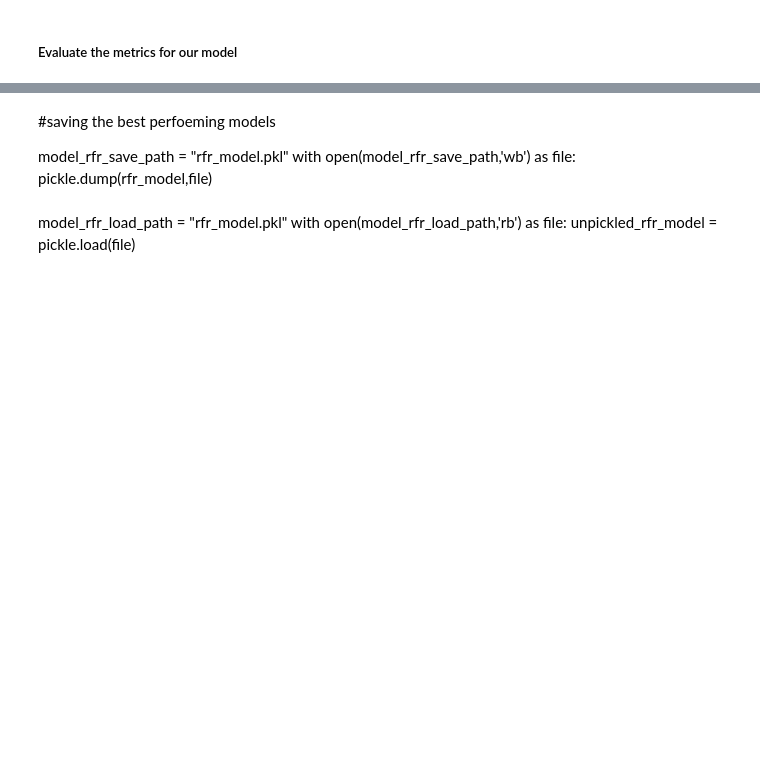
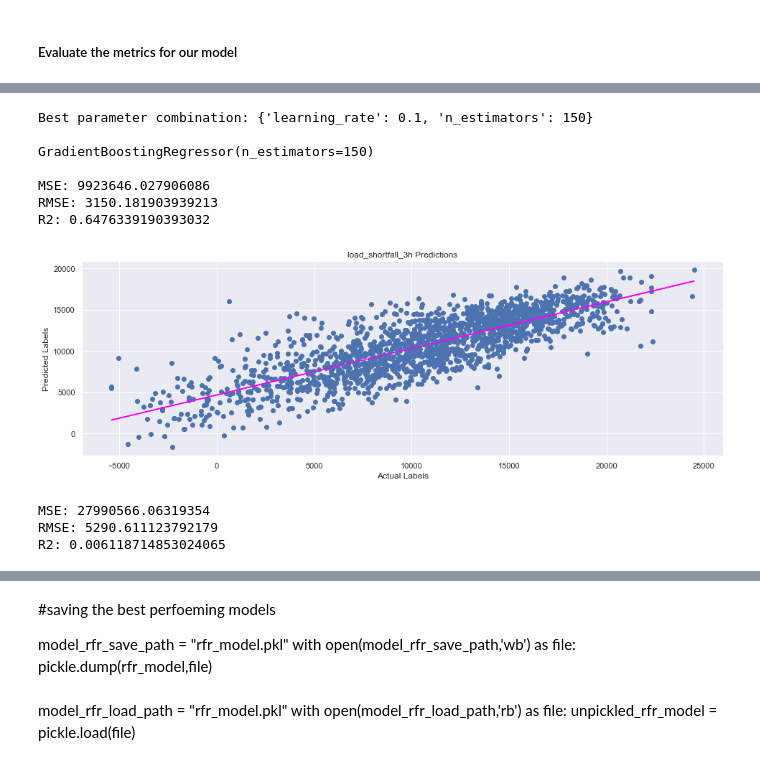
Before and after one commit to Keltings/spain_electricity_shortfall, a Jupyter notebook: Regression Analysis/Regression model notebook-Copy1.ipynb, the cells around one changed output, grey strips where cells are left out. Saved outputs shown, nothing was run; the diff lists cells and outputs as text; code cells hidden in the pictures; blank space fills up the shorter version.

```diff
--- a/Regression Analysis/Regression model notebook-Copy1.ipynb
+++ b/Regression Analysis/Regression model notebook-Copy1.ipynb
@@ -852,0 +959,9 @@ plt.show()
+# %%
+from sklearn.ensemble import RandomForestRegressor
+rfr = RandomForestRegressor()
+# %%
+from sklearn.model_selection import RandomizedSearchCV
+rfr_random = RandomizedSearchCV(estimator = rfr,param_distributions = random_grid,
+               n_iter = 100, cv = 5, verbose=2, random_state=35, n_jobs = -1)
+# %%
+rfr_random.fit(X_train[best_features], y_train)
@@ -852,0 +989,3 @@ plt.show()
+# %%
+randmf = RandomForestRegressor(n_estimators = 100, min_samples_split = 2, min_samples_leaf= 1, max_features = 'auto', max_depth = 120, bootstrap=True)
+randmf.fit( X_train[best_features], y_train)
@@ -920,35 +1099,59 @@ params = {
  'n_estimators' : [50, 100, 150]
  }
 
 # Find the best hyperparameter combination to optimize the R2 metric
 score = make_scorer(r2_score)
 gridsearch = GridSearchCV(alg, params, scoring=score, cv=3, return_train_score=True)
-gridsearch.fit(X_train[best_features], y_train)
+gridsearch.fit(X_train, y_train)
 print("Best parameter combination:", gridsearch.best_params_, "\n")
 
 # Get the best model
 gsc_model=gridsearch.best_estimator_
 print(gsc_model, "\n")
 
 # Evaluate the model using the test data
-y_predictions = gsc_model.predict(X_test[best_features])
+y_predictions = gsc_model.predict(X_test)
 mse = mean_squared_error(y_test, y_predictions)
 print("MSE:", mse)
 rmse = np.sqrt(mse)
 print("RMSE:", rmse)
 r2 = r2_score(y_test, y_predictions)
 print("R2:", r2)
 
 # Plot predicted vs actual
 plt.scatter(y_test, y_predictions)
 plt.xlabel('Actual Labels')
 plt.ylabel('Predicted Labels')
 plt.title('load_shortfall_3h Predictions')
 # overlay the regression line
 z = np.polyfit(y_test, y_predictions, 1)
 p = np.poly1d(z)
 plt.plot(y_test,p(y_test), color='magenta')
 plt.show()
+# %% [output]
+Best parameter combination: {'learning_rate': 0.1, 'n_estimators': 150}
+
+GradientBoostingRegressor(n_estimators=150)
+
+MSE: 9923646.027906086
+RMSE: 3150.181903939213
+R2: 0.6476339190393032
+[figure, added]
+# %%
+from sklearn import svm
+svm_model = svm.SVR()
+svm_model.fit(X_train[best_features], y_train)
+y_pred = svm_model.predict(X_test[best_features])
+mse = mean_squared_error(y_test, y_pred)
+print("MSE:", mse)
+rmse = np.sqrt(mse)
+print("RMSE:", rmse)
+r2 = r2_score(y_test, y_pred)
+print("R2:", r2)
+# %% [output]
+MSE: 27990566.06319354
+RMSE: 5290.611123792179
+R2: 0.006118714853024065
 # %%
 # Train the model
 from sklearn.compose import ColumnTransformer
```
Also changed, not shown: parts of 41 cells of this notebook, 1 other file.
